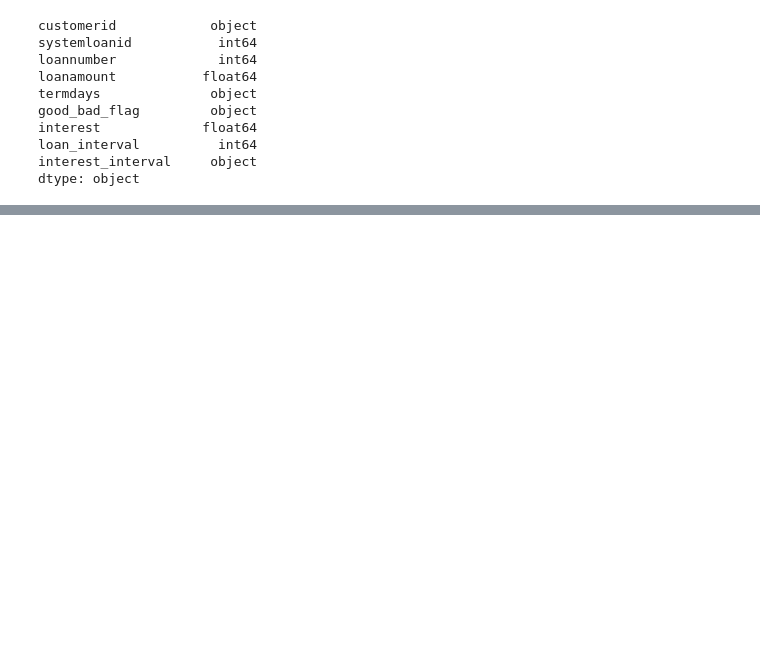
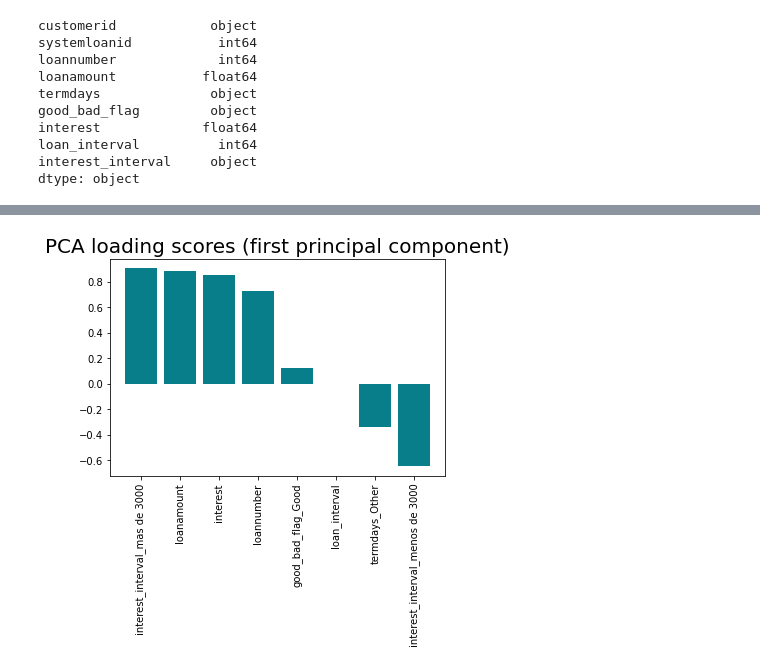
Before and after one commit to AlexPC23/DP3-Grupo-5, a Jupyter notebook: Notebook/PCA.ipynb, the cells around one changed output, grey strips where cells are left out. Drawn from its saved outputs; the diff is of its cells as text; code cells hidden in the pictures; blank space fills up the shorter version.

```diff
--- a/Notebook/PCA.ipynb
+++ b/Notebook/PCA.ipynb
@@ -114,0 +129,7 @@ plt.show()
+# %%
+loadings = pd.DataFrame(
+    data=pca.components_.T * np.sqrt(pca.explained_variance_),
+    columns=[f'PC{i}' for i in range(1, len(df.columns) + 1)],
+    index=df.columns
+)
+loadings.head()
@@ -114,0 +143,11 @@ plt.show()
+# %%
+pc1_loadings = loadings.sort_values(by='PC1', ascending=False)[['PC1']]
+pc1_loadings = pc1_loadings.reset_index()
+pc1_loadings.columns = ['Attribute', 'CorrelationWithPC1']
+
+plt.bar(x=pc1_loadings['Attribute'], height=pc1_loadings['CorrelationWithPC1'], color='#087E8B')
+plt.title('PCA loading scores (first principal component)', size=20)
+plt.xticks(rotation='vertical')
+plt.show()
+# %% [output]
+[figure, added]
```
Also changed, not shown: parts of 26 cells of this notebook.
